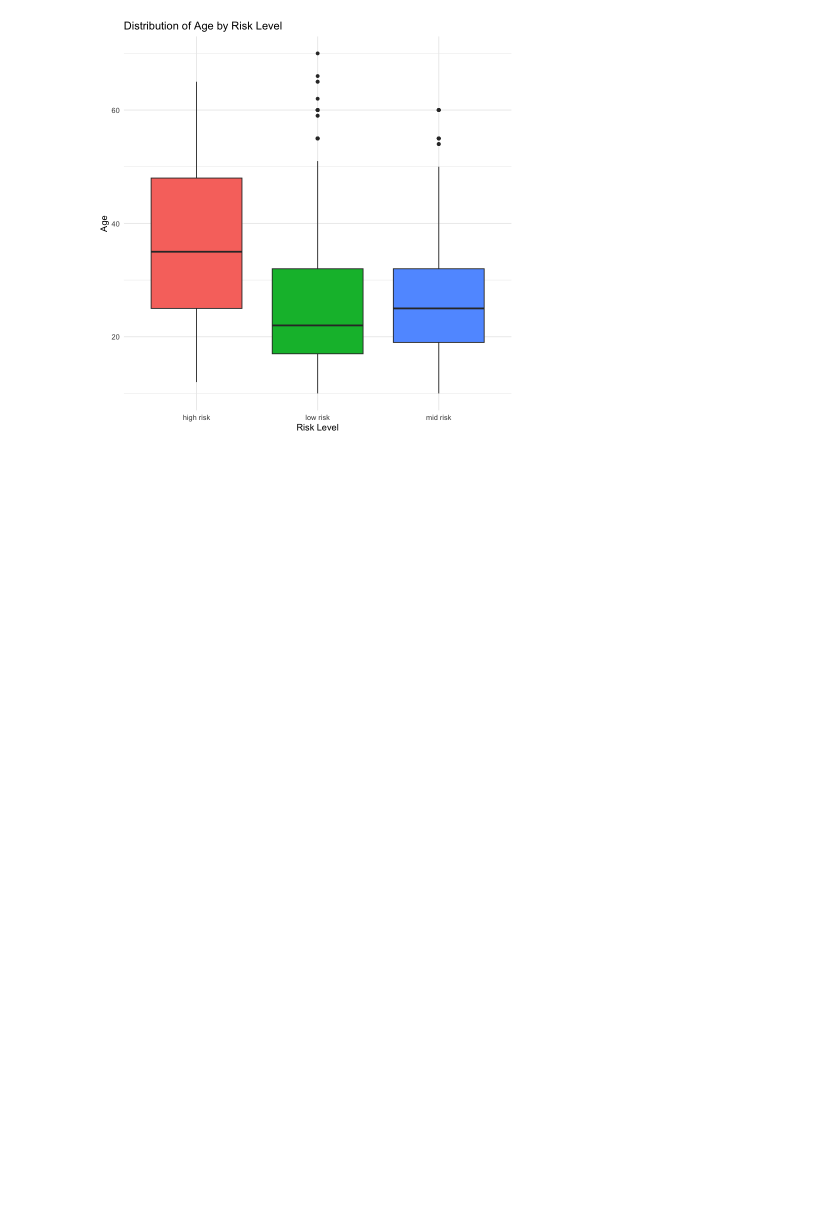
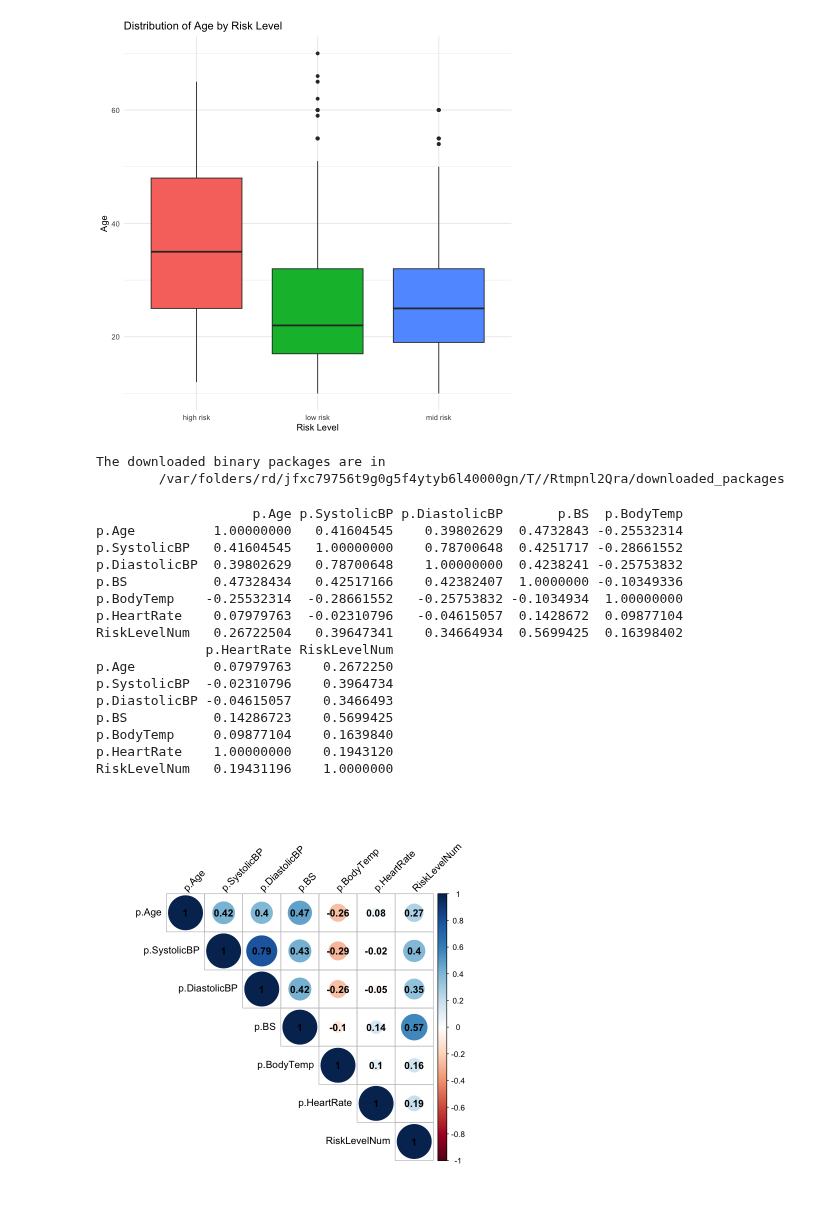
Before and after one commit to mencinas93/Maternal-Health, a Jupyter notebook: Maternal_Heath.ipynb, the cells around one changed output. Cells and saved outputs as stored; diff of their text form; code cells hidden in the pictures; blank space fills up the shorter version.

```diff
--- a/Maternal_Heath.ipynb
+++ b/Maternal_Heath.ipynb
@@ -193,3 +193,8 @@ ggplot(all_patients, aes(x = RiskLevel, y = `p.Age`, fill = RiskLevel)) +
   theme(legend.position = "none")
 # %% [output]
 [figure]
+# %%
+install.packages("corrplot")
+# %% [output]
+The downloaded binary packages are in
+        /var/folders/rd/jfxc79756t9g0g5f4ytyb6l40000gn/T//Rtmpnl2Qra/downloaded_packages
@@ -195,0 +203,35 @@ ggplot(all_patients, aes(x = RiskLevel, y = `p.Age`, fill = RiskLevel)) +
+# %%
+all_patients$RiskLevelNum <- as.numeric(factor(all_patients$RiskLevel, levels = c("low risk", "mid risk", "high risk")))
+
+# Select relevant columns for correlation
+numerical_columns <- all_patients %>%
+  select(p.Age, p.SystolicBP, p.DiastolicBP, p.BS, p.BodyTemp, p.HeartRate, RiskLevelNum)
+
+# Check for any missing values and handle them if necessary
+numerical_columns <- na.omit(numerical_columns)
+
+# Calculate correlation matrix
+correlation_matrix <- cor(numerical_columns)
+print(correlation_matrix)
+
+# Create a correlation plot
+corrplot(correlation_matrix, method = "circle", type = "upper",
+         tl.col = "black", tl.srt = 45, addCoef.col = "black")
+# %% [output]
+                    p.Age p.SystolicBP p.DiastolicBP       p.BS  p.BodyTemp
+p.Age          1.00000000   0.41604545    0.39802629  0.4732843 -0.25532314
+p.SystolicBP   0.41604545   1.00000000    0.78700648  0.4251717 -0.28661552
+p.DiastolicBP  0.39802629   0.78700648    1.00000000  0.4238241 -0.25753832
+p.BS           0.47328434   0.42517166    0.42382407  1.0000000 -0.10349336
+p.BodyTemp    -0.25532314  -0.28661552   -0.25753832 -0.1034934  1.00000000
+p.HeartRate    0.07979763  -0.02310796   -0.04615057  0.1428672  0.09877104
+RiskLevelNum   0.26722504   0.39647341    0.34664934  0.5699425  0.16398402
+              p.HeartRate RiskLevelNum
+p.Age          0.07979763    0.2672250
+p.SystolicBP  -0.02310796    0.3964734
+p.DiastolicBP -0.04615057    0.3466493
+p.BS           0.14286723    0.5699425
+p.BodyTemp     0.09877104    0.1639840
+p.HeartRate    1.00000000    0.1943120
+RiskLevelNum   0.19431196    1.0000000
+[figure, added]
```
Also changed, not shown: parts of 10 cells of this notebook.
